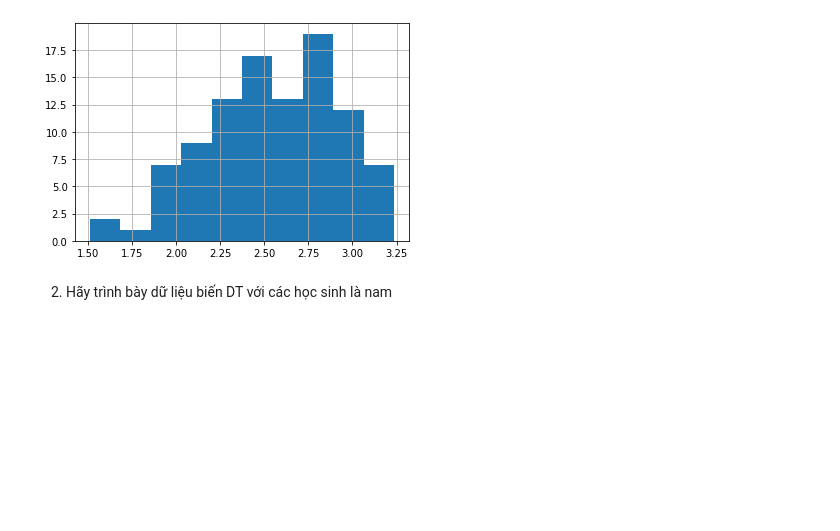
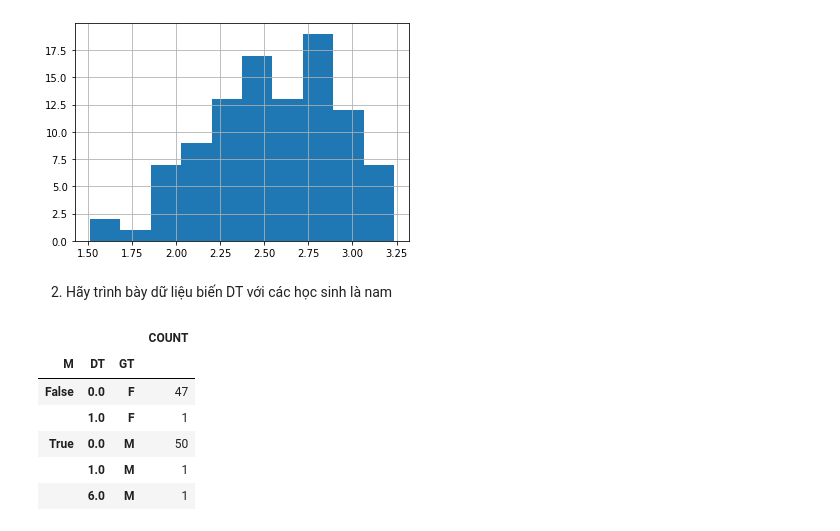
Before and after one commit to trinhvanypro1/-DataAnalystDeepLearning, a Jupyter notebook: Lab2.ipynb, the cells around one changed output. Cells and saved outputs as stored; diff of their text form; code cells hidden in the pictures; blank space fills up the shorter version.

```diff
--- a/Lab2.ipynb
+++ b/Lab2.ipynb
@@ -146,3 +146,13 @@ data['US_TMN3'].hist()
 [figure]
 # %% [markdown]
 2. Hãy trình bày dữ liệu biến DT với các học sinh là nam
+# %%
+data.assign(M=(data.GT=='M')).groupby(['M','DT','GT']).agg({'GT':'count'}).rename(columns={'GT':'COUNT'})
+# %% [output]
+|  |  |  | COUNT |
+| M | DT | GT |  |
+| False | 0.0 | F | 47 |
+|  | 1.0 | F | 1 |
+| True | 0.0 | M | 50 |
+|  | 1.0 | M | 1 |
+|  | 6.0 | M | 1 |
```
Also changed, not shown: parts of 2 cells of this notebook.
